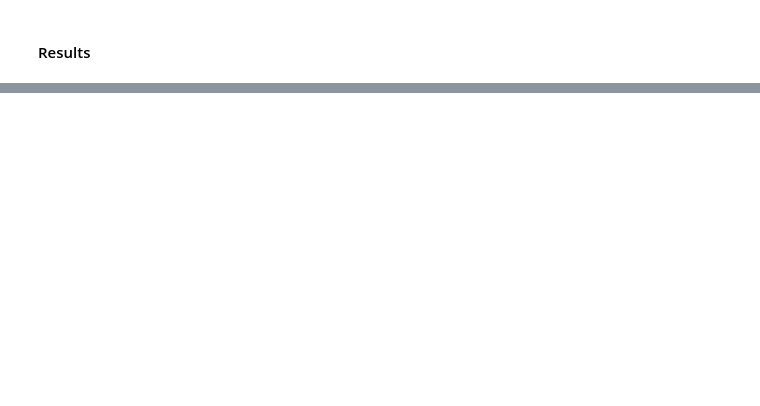
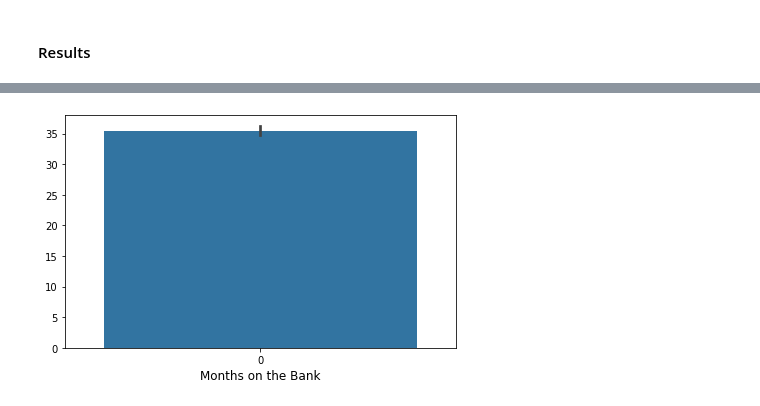
Before and after one commit to VictorLJay/Customer-Churn-Predictor, a Jupyter notebook: your-project/ML Modeling.ipynb, the cells around one changed output, grey strips where cells are left out. Saved outputs shown, nothing was run; the diff lists cells and outputs as text; code cells hidden in the pictures; blank space fills up the shorter version.

```diff
--- a/your-project/ML Modeling.ipynb
+++ b/your-project/ML Modeling.ipynb
@@ -839,0 +883,15 @@ Last, but not least, we remain with the **GradientBoost | test_size = 0.1**
+# %%
+# Churned when customer
+wrong_churned = wrong_churned.iloc[:, :13].describe()
+wrong_churned = wrong_churned.loc["mean"]
+# %%
+# Correct churned
+correct_churned = correct_churned[correct_churned["x1_Existing Customer"] == 0].iloc[:, :13].describe()
+correct_churned = correct_churned.loc["mean"]
+# %%
+values_churn = []
+
+for i in zip(wrong_churned, correct_churned):
+    values_churn.append(i)
+# %%
+values_churn = [list(element) for element in values_churn]
@@ -839,0 +931,10 @@ Last, but not least, we remain with the **GradientBoost | test_size = 0.1**
+# %%
+sns.barplot(data=values_churn[2])
+
+plt.xlabel("Months on the Bank", fontsize=12)
+
+plt.tight_layout()
+plt.savefig("../images/months_bank_churn.png")
+plt.show()
+# %% [output]
+[figure, added]
```
Also changed, not shown: parts of 38 cells of this notebook, 13 other files.
